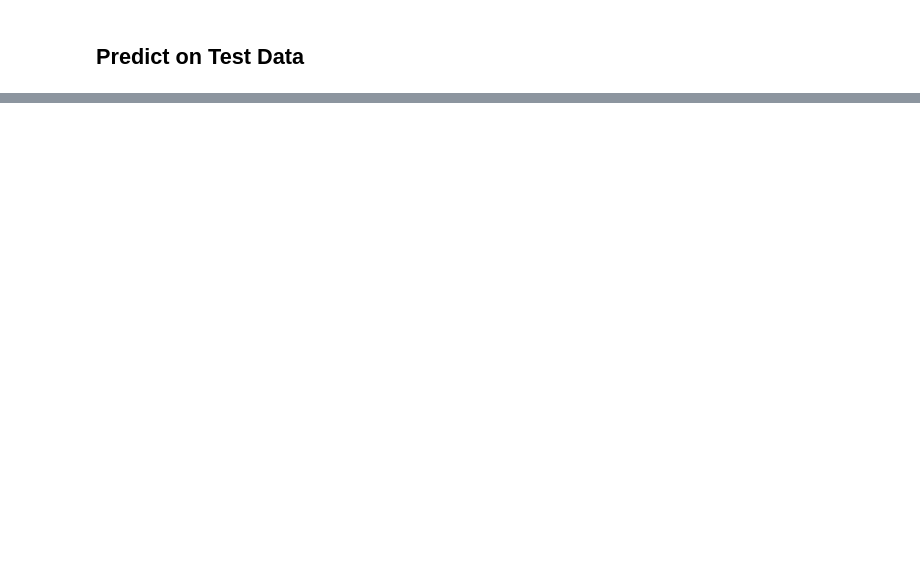
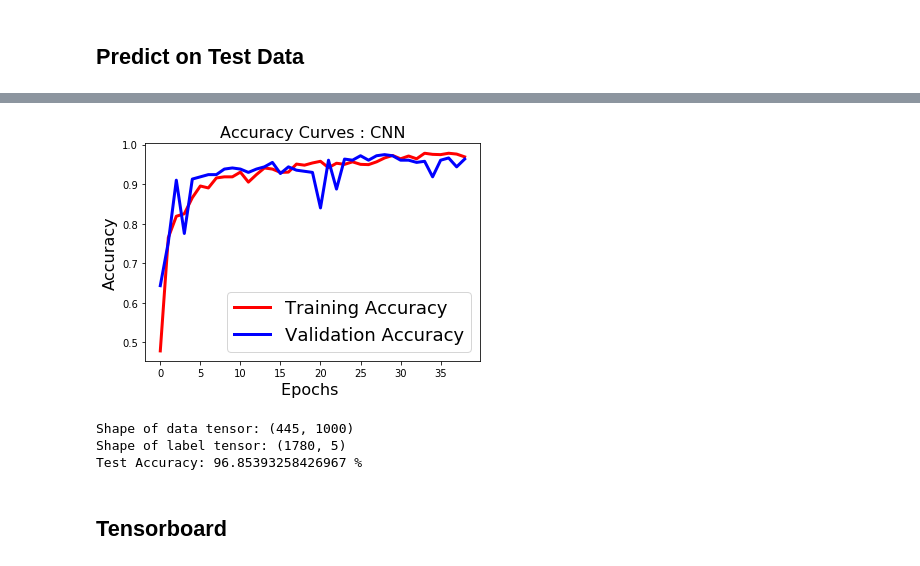
Before and after one commit to rachit-shah/News-Classfication-using-DNN-models, a Jupyter notebook: CNN.ipynb, the cells around one changed output, grey strips where cells are left out. Drawn from its saved outputs; the diff is of its cells as text; code cells hidden in the pictures; blank space fills up the shorter version.

```diff
--- a/CNN.ipynb
+++ b/CNN.ipynb
@@ -376,0 +403,9 @@ Test Accuracy: 0.9820224719101124
+# %%
+sequence_input = Input(shape=(MAX_SEQUENCE_LENGTH,), dtype='int32')
+embedded_sequences = embedding_layer(sequence_input)
+x = Bidirectional(LSTM(100,dropout=0.4))(embedded_sequences)
+preds = Dense(len(labels_index), activation='softmax')(x)
+lstm_model = Model(sequence_input, preds)
+lstm_model.compile(loss='categorical_crossentropy',
+              optimizer='rmsprop',
+              metrics=['acc'])
@@ -376,0 +430,12 @@ Test Accuracy: 0.9820224719101124
+# %%
+model_name = "RNN-"+str(dropout)+"-"+str(EMBEDDING_DIM)+"-Trainable-"+traina
+checkpointer = ModelCheckpoint(model_name + "_weights.{epoch:02d}-{val_loss:.2f}.hdf5", monitor="val_loss", verbose=1,
+                               save_best_only=True, mode='min')
+early_stopping = EarlyStopping(monitor='val_loss', min_delta=0, patience=10, verbose=1, mode='auto')
+tensorboard_rnn = TensorBoard(log_dir='./Graph_RNN', histogram_freq=0,write_graph=True, write_images=True)
+# %%
+stmillis = int(round(time.time() * 1000))
+history = lstm_model.fit(xtrain, ytrain, validation_data=(xval, yval),
+          epochs=50, batch_size=128, callbacks=[checkpointer, early_stopping,tensorboard_rnn])
+endmillis = int(round(time.time() * 1000))
+print("Time taken: ", endmillis - stmillis)
@@ -376,0 +460,12 @@ Test Accuracy: 0.9820224719101124
+# %%
+fig=plt.figure()
+plt.plot(history.history['acc'],'r',linewidth=3.0)
+plt.plot(history.history['val_acc'],'b',linewidth=3.0)
+plt.legend(['Training Accuracy', 'Validation Accuracy'],fontsize=18)
+plt.xlabel('Epochs ',fontsize=16)
+plt.ylabel('Accuracy',fontsize=16)
+plt.title('Accuracy Curves : CNN',fontsize=16)
+fig.savefig('accuracy_cnn.png')
+plt.show()
+# %% [output]
+[figure, added]
@@ -376,0 +483,8 @@ Test Accuracy: 0.9820224719101124
+# %%
+predict_test(lstm_model)
+# %% [output]
+Shape of data tensor: (445, 1000)
+Shape of label tensor: (1780, 5)
+Test Accuracy: 96.85393258426967 %
+# %% [markdown]
+## Tensorboard
```
Also changed, not shown: parts of 25 cells of this notebook.
